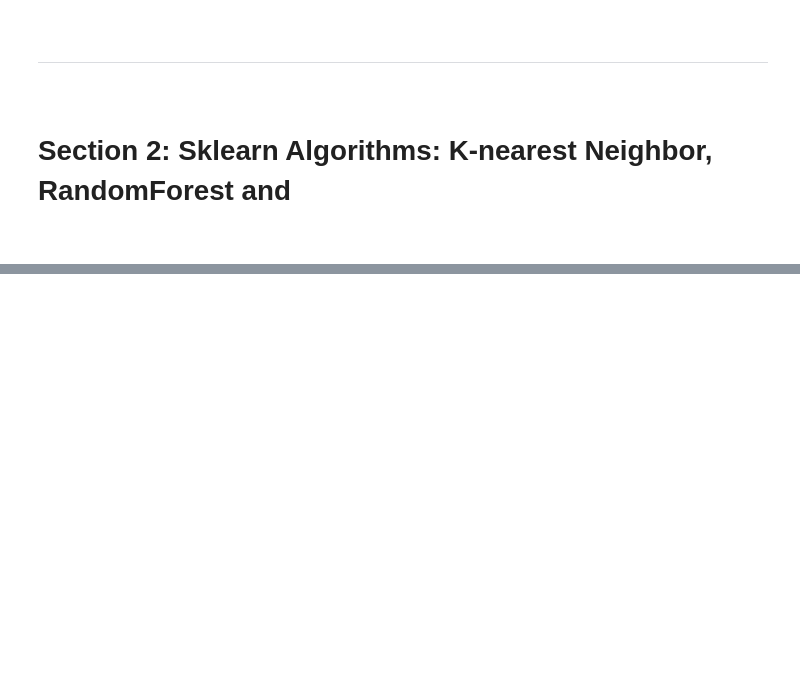
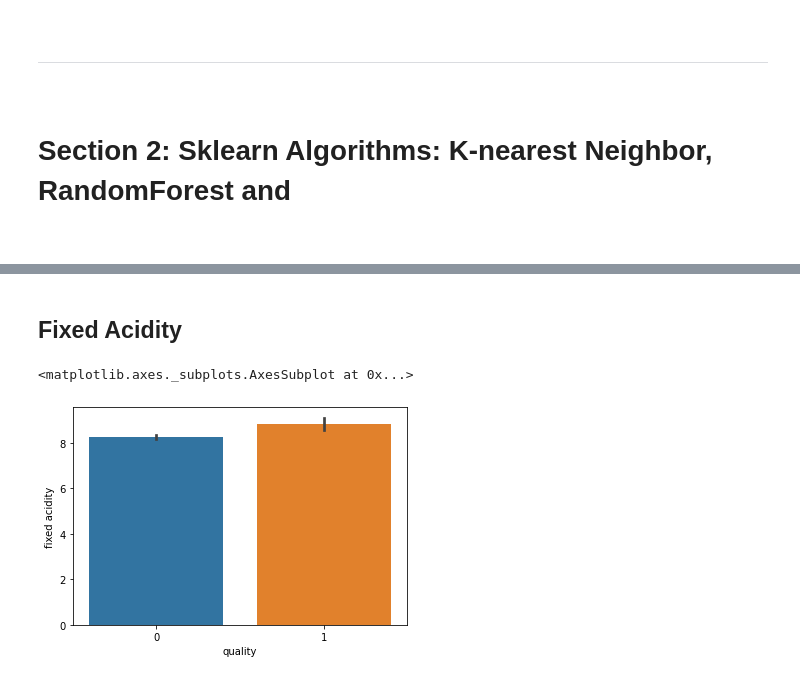
Before and after one commit to PJFinnerty/Machine-Learning-and-Statistics, a Jupyter notebook: SciKit Learn.ipynb, the cells around one changed output, grey strips where cells are left out. Cells and saved outputs as stored; diff of their text form; code cells hidden in the pictures; blank space fills up the shorter version.

```diff
--- a/SciKit Learn.ipynb
+++ b/SciKit Learn.ipynb
@@ -272,0 +417,9 @@ In Sklearn the estimator.tranform() method can be used to achieve this.
+# %% [markdown]
+## Fixed Acidity
+# %%
+#sns.catplot(x='fixed acidity', data=df_1, kind='count')
+#sns.distplot(df_1['fixed acidity'])
+sns.barplot(x ='quality', y='fixed acidity', data=df_1)
+# %% [output]
+<matplotlib.axes._subplots.AxesSubplot at 0x...>
+[figure, added]
```
Also changed, not shown: parts of 70 cells of this notebook, 1 other file.
